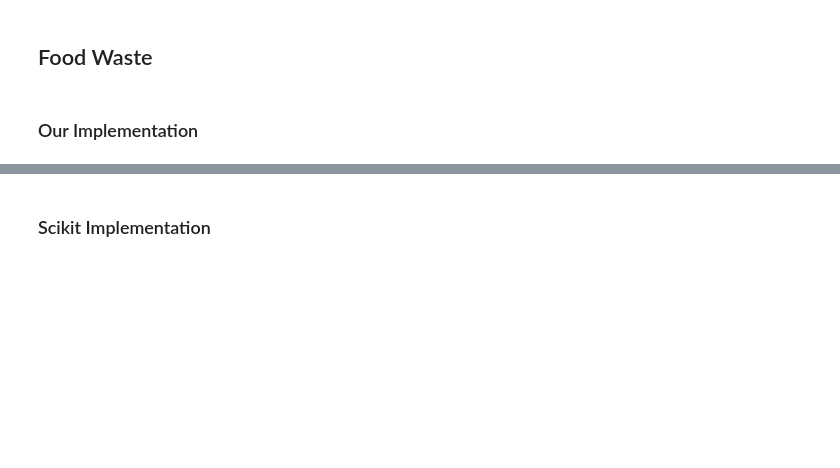
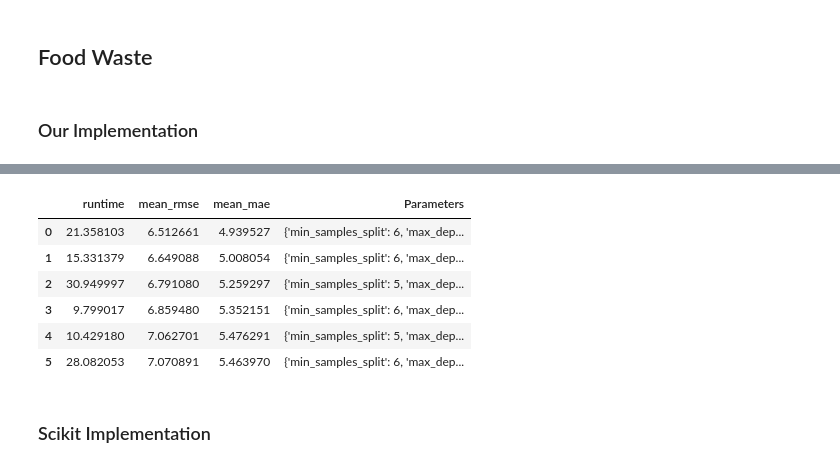
Before and after one commit to Esaiasson/Machine_learning_WS_2025, a Jupyter notebook: A2/final_results.ipynb, the cells around one changed output, grey strips where cells are left out. Drawn from its saved outputs; the diff is of its cells as text; code cells hidden in the pictures; blank space fills up the shorter version.

```diff
--- a/A2/final_results.ipynb
+++ b/A2/final_results.ipynb
@@ -231,5 +241,6 @@ For Random forest, we do not need to use CV, because then we loose the OOB data
 # %% [markdown]
 ### Our Implementation
 # %%
-best_forest_food_waste, train_results_rf_food_waste = grid_search.grid_search_obb(food_waste_df_train, "wastage_food_amount", param_grid_rf)
+best_forest_food_waste, train_results_rf_food_waste = grid_search.grid_search_oob2(food_waste_df_train, "wastage_food_amount", param_grid_rf)
 train_results_rf_food_waste
+# %% [output]
@@ -236,3 +257,10 @@ train_results_rf_food_waste
+|  | runtime | mean_rmse | mean_mae | Parameters |
+| 0 | 21.358103 | 6.512661 | 4.939527 | {'min_samples_split': 6, 'max_dep... |
+| 1 | 15.331379 | 6.649088 | 5.008054 | {'min_samples_split': 6, 'max_dep... |
+| 2 | 30.949997 | 6.791080 | 5.259297 | {'min_samples_split': 5, 'max_dep... |
+| 3 | 9.799017 | 6.859480 | 5.352151 | {'min_samples_split': 6, 'max_dep... |
+| 4 | 10.429180 | 7.062701 | 5.476291 | {'min_samples_split': 5, 'max_dep... |
+| 5 | 28.082053 | 7.070891 | 5.463970 | {'min_samples_split': 6, 'max_dep... |
 # %% [markdown]
 ### Scikit Implementation
 # %%
```
Also changed, not shown: parts of 20 cells of this notebook, 2 other files.
